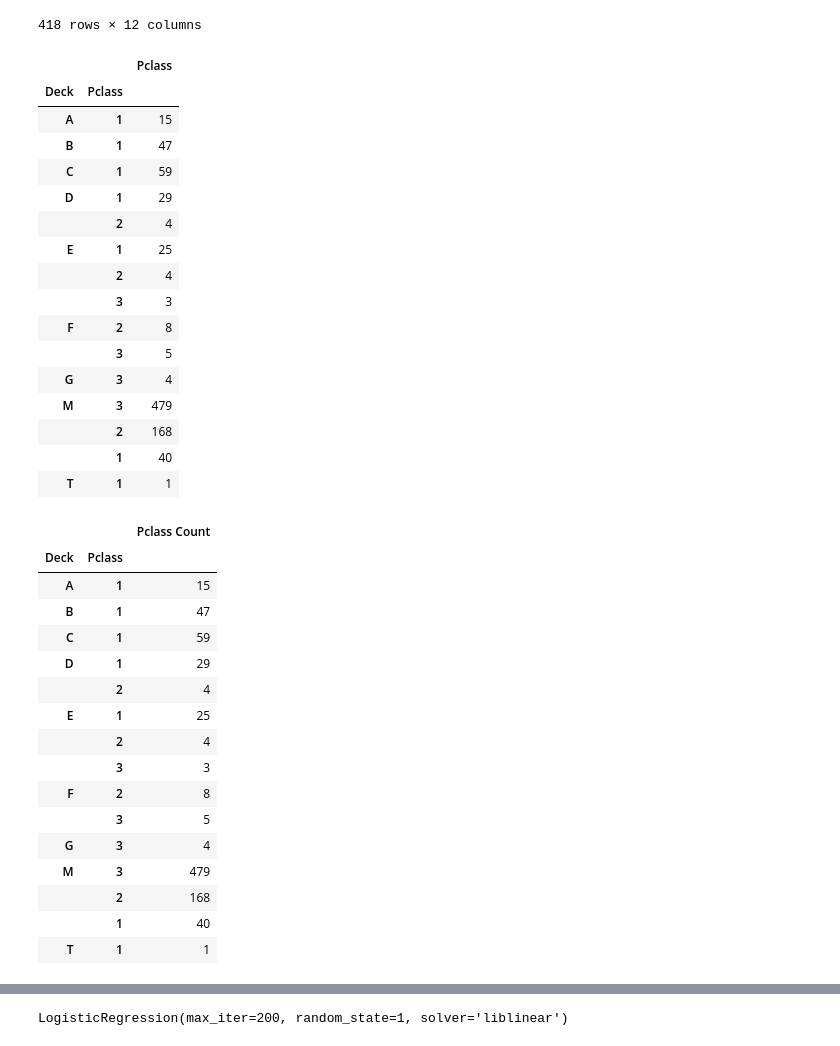
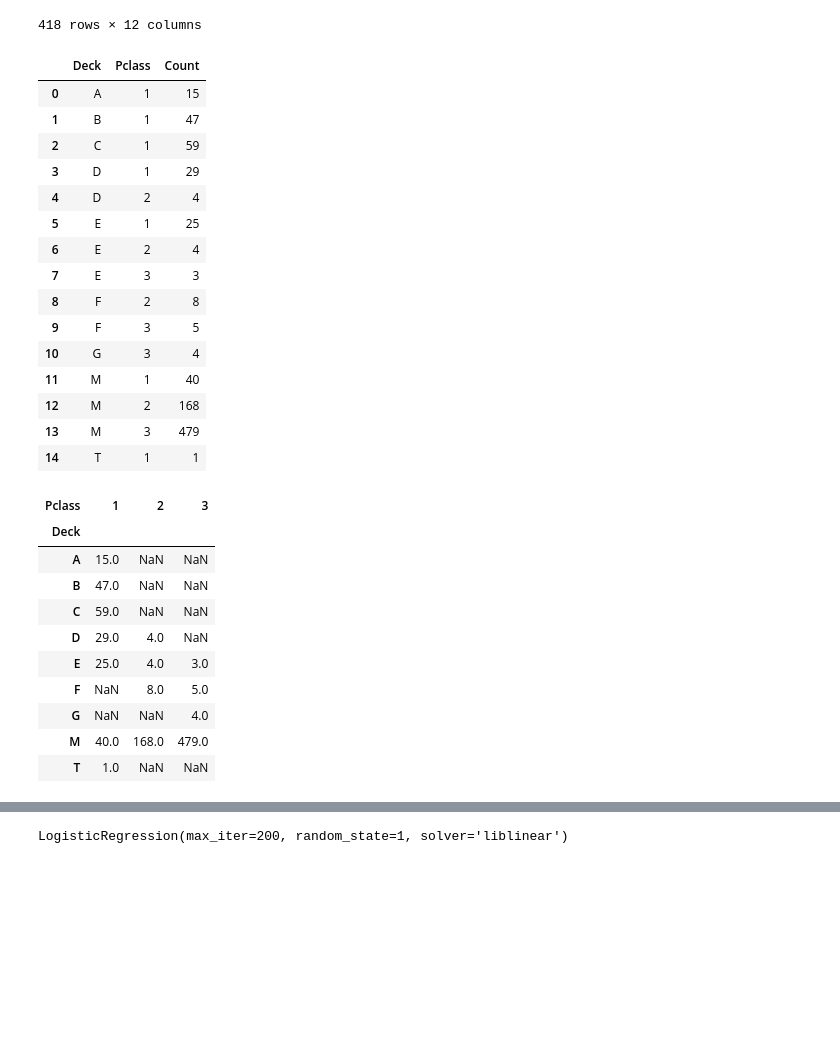
Before and after one commit to mleggett25/Titanic_Challenge, a Jupyter notebook: titanic-challenge.ipynb, the cells around one changed output, grey strips where cells are left out. Drawn from its saved outputs; the diff is of its cells as text; code cells hidden in the pictures; blank space fills up the shorter version.

```diff
--- a/titanic-challenge.ipynb
+++ b/titanic-challenge.ipynb
@@ -394,47 +394,38 @@ new_test_df
 | 416 | 1308 | 3 | Ware, Mr. Frederick | male | 18-24 years | 0 | 0 | 359309 | 8.0500 | Missing | ... |
 | 417 | 1309 | 3 | Peter, Master. Michael J | male | 18-24 years | 1 | 1 | 2668 | 22.3583 | Missing | ... |
 418 rows × 12 columns
-# %%
-# View unique Deck values by passenger class
-deck = new_train_df.groupby('Deck').Pclass.value_counts()
-deck_df = pd.DataFrame(data=deck)
-deck_df
-# %% [output]
-|  |  | Pclass |
-| Deck | Pclass |  |
-| A | 1 | 15 |
-| B | 1 | 47 |
-| C | 1 | 59 |
-| D | 1 | 29 |
-|  | 2 | 4 |
-| E | 1 | 25 |
-|  | 2 | 4 |
-|  | 3 | 3 |
-| F | 2 | 8 |
-|  | 3 | 5 |
-| G | 3 | 4 |
-| M | 3 | 479 |
-|  | 2 | 168 |
-|  | 1 | 40 |
-| T | 1 | 1 |
+# %%
+deck_df = new_train_df.groupby(['Deck', 'Pclass']).count().drop(columns=['Survived', 'Sex', 'Age', 'SibSp', 'Parch', 'Fare', 'Embarked', 'Cabin', 'PassengerId', 'Ticket']).rename(columns={'Name':'Count'}).reset_index()
+deck_df
+# %% [output]
+|  | Deck | Pclass | Count |
+| 0 | A | 1 | 15 |
+| 1 | B | 1 | 47 |
+| 2 | C | 1 | 59 |
+| 3 | D | 1 | 29 |
+| 4 | D | 2 | 4 |
+| 5 | E | 1 | 25 |
+| 6 | E | 2 | 4 |
+| 7 | E | 3 | 3 |
+| 8 | F | 2 | 8 |
+| 9 | F | 3 | 5 |
+| 10 | G | 3 | 4 |
+| 11 | M | 1 | 40 |
+| 12 | M | 2 | 168 |
+| 13 | M | 3 | 479 |
+| 14 | T | 1 | 1 |
 # %%
-deck_df = deck_df.rename(columns={'Pclass': 'Pclass', 'Pclass': 'Pclass Count'})
+deck_df = deck_df.pivot(index='Deck', columns='Pclass', values='Count')
 deck_df
 # %% [output]
-|  |  | Pclass Count |
-| Deck | Pclass |  |
-| A | 1 | 15 |
-| B | 1 | 47 |
-| C | 1 | 59 |
-| D | 1 | 29 |
-|  | 2 | 4 |
-| E | 1 | 25 |
-|  | 2 | 4 |
-|  | 3 | 3 |
-| F | 2 | 8 |
-|  | 3 | 5 |
-| G | 3 | 4 |
-| M | 3 | 479 |
-|  | 2 | 168 |
-|  | 1 | 40 |
-| T | 1 | 1 |
+| Pclass | 1 | 2 | 3 |
+| Deck |  |  |  |
+| A | 15.0 | NaN | NaN |
+| B | 47.0 | NaN | NaN |
+| C | 59.0 | NaN | NaN |
+| D | 29.0 | 4.0 | NaN |
+| E | 25.0 | 4.0 | 3.0 |
+| F | NaN | 8.0 | 5.0 |
+| G | NaN | NaN | 4.0 |
+| M | 40.0 | 168.0 | 479.0 |
+| T | 1.0 | NaN | NaN |
```
Also changed, not shown: parts of 2 cells of this notebook.
